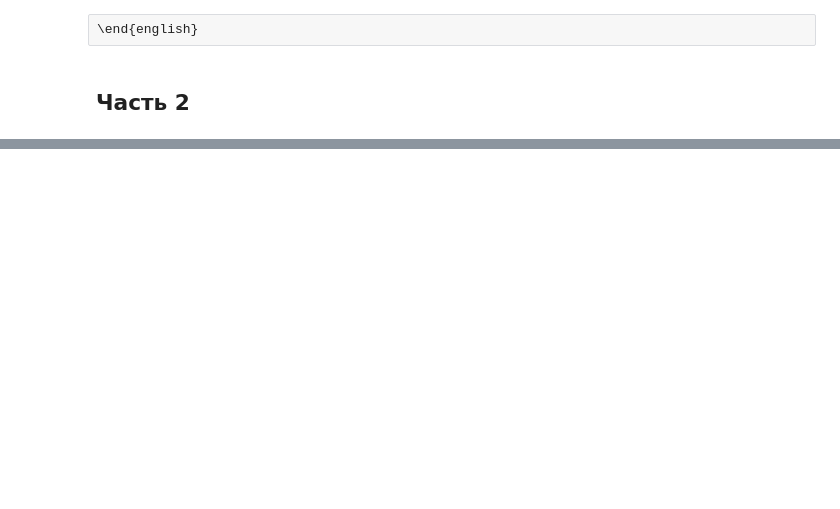
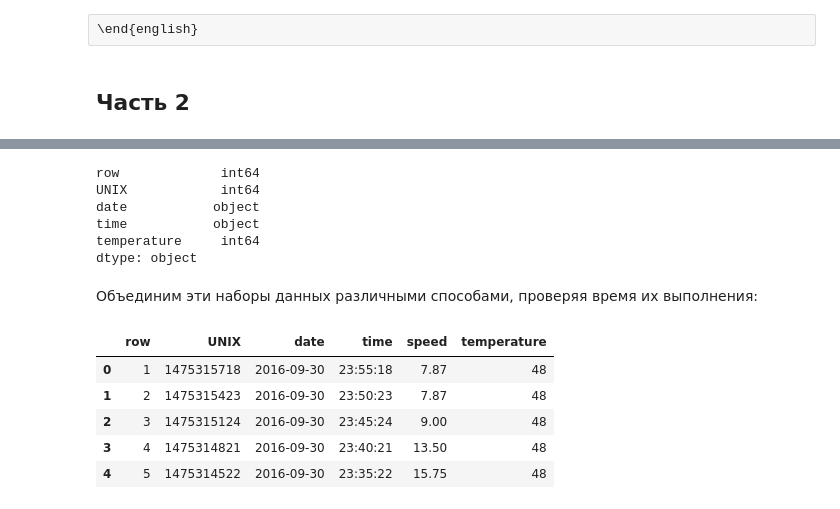
Before and after one commit to matshch/iu5_ml_course, a Jupyter notebook: lab2/pandas.ipynb, the cells around one changed output, grey strips where cells are left out. Drawn from its saved outputs; the diff is of its cells as text; code cells hidden in the pictures; blank space fills up the shorter version.

```diff
--- a/lab2/pandas.ipynb
+++ b/lab2/pandas.ipynb
@@ -157,0 +215,9 @@ data[(data["race"] == "Amer-Indian-Eskimo")
+# %%
+wind = (pd.read_csv('wind speed.csv', header=None,
+                    names=["row", "UNIX", "date",
+                           "time", "speed", "text"])
+                    .drop("text", axis=1))
+temp = (pd.read_csv('temperature.csv', header=None,
+                    names=["row", "UNIX", "date",
+                           "time", "temperature", "text"])
+                    .drop("text", axis=1))
@@ -157,0 +253,20 @@ data[(data["race"] == "Amer-Indian-Eskimo")
+# %%
+temp.dtypes
+# %% [output]
+row             int64
+UNIX            int64
+date           object
+time           object
+temperature     int64
+dtype: object
+# %% [markdown]
+Объединим эти наборы данных различными способами, проверяя время их выполнения<cite data-cite="doc:pandas,gh:pandasql,doc:ipython"></cite>:
+# %%
+wind.merge(temp[["UNIX", "temperature"]], on="UNIX").head()
+# %% [output]
+|  | row | UNIX | date | time | speed | temperature |
+| 0 | 1 | 1475315718 | 2016-09-30 | 23:55:18 | 7.87 | 48 |
+| 1 | 2 | 1475315423 | 2016-09-30 | 23:50:23 | 7.87 | 48 |
+| 2 | 3 | 1475315124 | 2016-09-30 | 23:45:24 | 9.00 | 48 |
+| 3 | 4 | 1475314821 | 2016-09-30 | 23:40:21 | 13.50 | 48 |
+| 4 | 5 | 1475314522 | 2016-09-30 | 23:35:22 | 15.75 | 48 |
```
Also changed, not shown: parts of 27 cells of this notebook, 4 other files.
